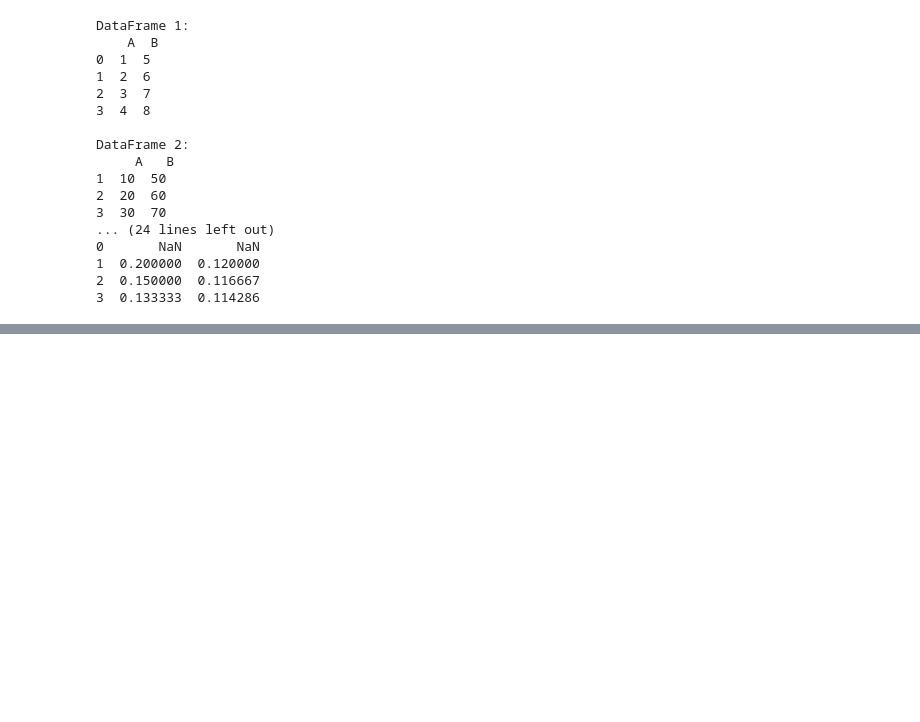
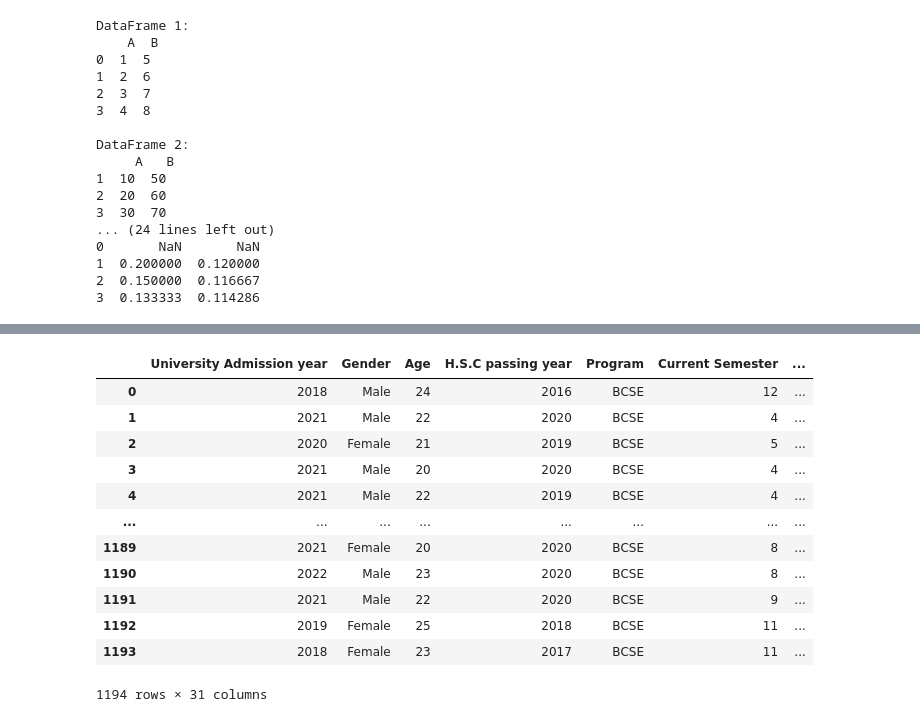
Before and after one commit to venkateshsalla01/Axiora_DS_Trainings, a Jupyter notebook: pandas.ipynb, the cells around one changed output, grey strips where cells are left out. Saved outputs shown, nothing was run; the diff lists cells and outputs as text; code cells hidden in the pictures; blank space fills up the shorter version.

Commit message:
Pandas

```diff
--- a/pandas.ipynb
+++ b/pandas.ipynb
@@ -1319,0 +1531,6 @@ DataFrame 2:
+# %%
+import pandas as pd
+
+df = pd.read_csv('Students_Performance_dataset.csv')
+
+df.head()
@@ -1319,0 +1561,16 @@ DataFrame 2:
+# %%
+df.sort_index(ascending=True)
+# %% [output]
+|  | University Admission year | Gender | Age | H.S.C passing year | Program | Current Semester | ... |
+| 0 | 2018 | Male | 24 | 2016 | BCSE | 12 | ... |
+| 1 | 2021 | Male | 22 | 2020 | BCSE | 4 | ... |
+| 2 | 2020 | Female | 21 | 2019 | BCSE | 5 | ... |
+| 3 | 2021 | Male | 20 | 2020 | BCSE | 4 | ... |
+| 4 | 2021 | Male | 22 | 2019 | BCSE | 4 | ... |
+| ... | ... | ... | ... | ... | ... | ... | ... |
+| 1189 | 2021 | Female | 20 | 2020 | BCSE | 8 | ... |
+| 1190 | 2022 | Male | 23 | 2020 | BCSE | 8 | ... |
+| 1191 | 2021 | Male | 22 | 2020 | BCSE | 9 | ... |
+| 1192 | 2019 | Female | 25 | 2018 | BCSE | 11 | ... |
+| 1193 | 2018 | Female | 23 | 2017 | BCSE | 11 | ... |
+1194 rows × 31 columns
```
Also changed, not shown: parts of 115 cells of this notebook, 3 other files.
